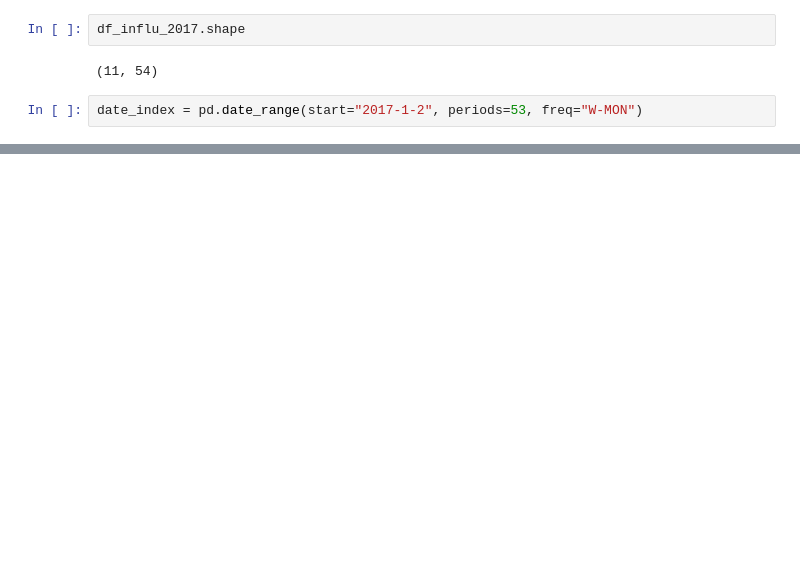
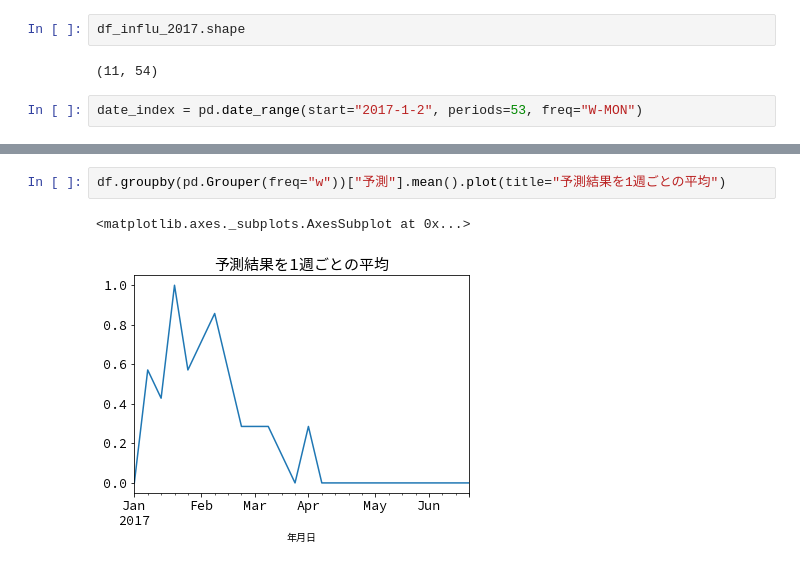
Before and after one commit to terapyon/scsk-oss-x-users-meeting-19, a Jupyter notebook: 5-prediction.ipynb, the cells around one changed output, grey strips where cells are left out. Drawn from its saved outputs; the diff is of its cells as text; blank space fills up the shorter version.

```diff
--- a/5-prediction.ipynb
+++ b/5-prediction.ipynb
@@ -183,0 +209,5 @@ df.plot()
+# %%
+df.groupby(pd.Grouper(freq="w"))["予測"].mean().plot(title="予測結果を1週ごとの平均")
+# %% [output]
+<matplotlib.axes._subplots.AxesSubplot at 0x...>
+[figure, added]
```
Also changed, not shown: parts of 20 cells of this notebook, 6 other files.
